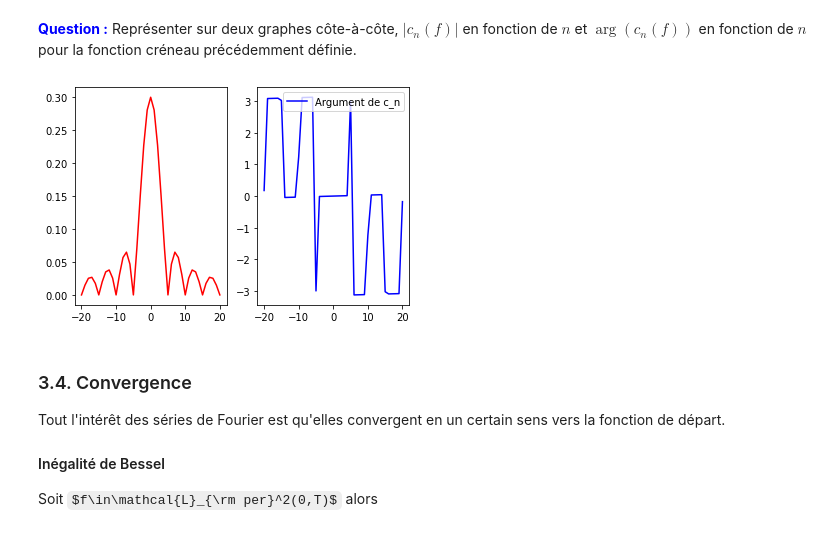
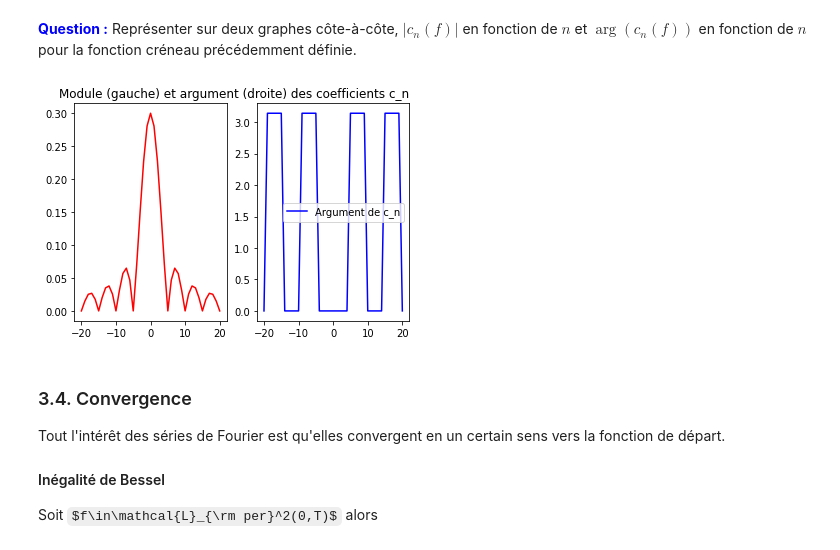
Before and after one commit to Wiziard38/TP-JUPYTER-LATEX, a Jupyter notebook: TPFourier2021.ipynb, the cells around one changed output. Drawn from its saved outputs; the diff is of its cells as text; code cells hidden in the pictures; some formulas as TeX source.

```diff
--- a/TPFourier2021.ipynb
+++ b/TPFourier2021.ipynb
@@ -570,27 +556,30 @@ Représenter sur deux graphes côte-à-côte, $|c_n(f)|$ en fonction de $n$ et $
 # %%
 ## votre code ici
 
 # Avec les résultats précédents :
 N = 20
 t = np.linspace(0, 2, 1000)
 y = [creneau(point, 0.4, 2, 1.5) for point in t]
 liste_coeffs = discreteFourier(2, y, N)
 liste_points = np.linspace(-N, N, 2*N+1)
 
 def module(z):
     return abs(z)
 
 def argument(z):
+    if abs(z.imag) < 10**(-2): # Problemes d'arrondi
+        z = complex(z.real, 0)
     return np.angle(z)
 
 fig, [ax1, ax2] = plt.subplots(1, 2)
 
 ax1.plot(liste_points, [module(coeff) for coeff in liste_coeffs], 'r', label='Module de c_n')
 ax2.plot(liste_points, [argument(coeff) for coeff in liste_coeffs], 'b', label='Argument de c_n')
 plt.legend()
+plt.title("Module (gauche) et argument (droite) des coefficients c_n", loc='right')
 plt.show()
 # %% [output]
-[figure, old version]
+[figure, new version]
 # %% [markdown]
 ### 3.4. Convergence
 
```
Also changed, not shown: parts of 3 cells of this notebook.
